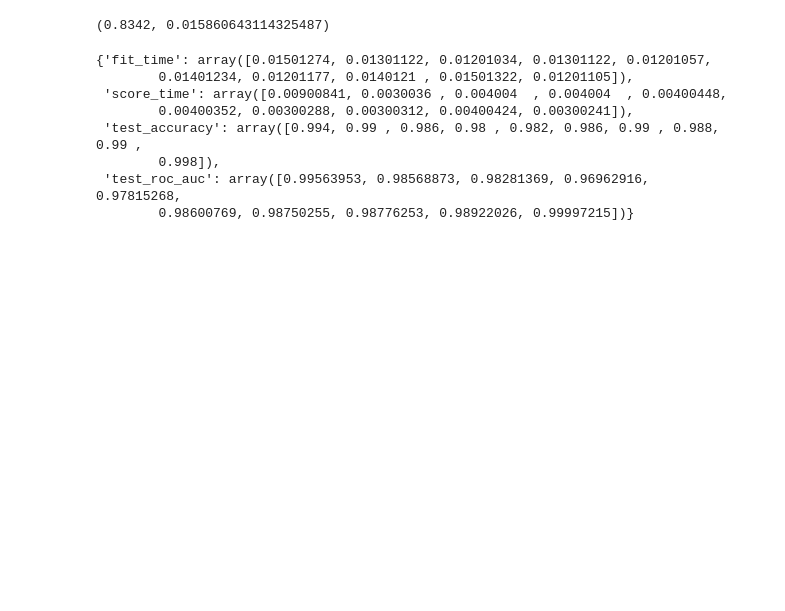
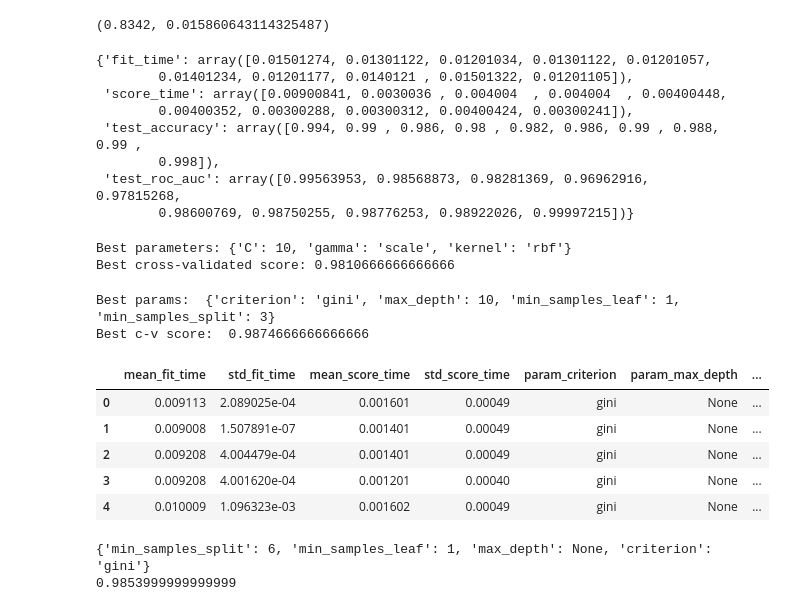
Before and after one commit to HMurawski/dump, a Jupyter notebook: dump_learning/ML/a_heart_failure.ipynb, the cells around one changed output. Cells and saved outputs as stored; diff of their text form; code cells hidden in the pictures; blank space fills up the shorter version.

Commit message:
heart_failure searchCV

```diff
--- a/dump_learning/ML/a_heart_failure.ipynb
+++ b/dump_learning/ML/a_heart_failure.ipynb
@@ -411,3 +411,70 @@ cross_validate(DecisionTreeClassifier(), X,y, cv=skf, scoring=["accuracy", "roc_
         0.998]),
  'test_roc_auc': array([0.99563953, 0.98568873, 0.98281369, 0.96962916, 0.97815268,
         0.98600769, 0.98750255, 0.98776253, 0.98922026, 0.99997215])}
+# %%
+from sklearn.model_selection import GridSearchCV
+from sklearn.svm import SVC
+
+# Model
+model = SVC()
+
+# Siatka hiperparametrów
+param_grid = {
+    'C': [0.1, 1, 10],
+    'kernel': ['linear', 'rbf'],
+    'gamma': ['scale', 'auto']
+}
+
+# GridSearchCV z 5-fold cross-validation
+grid_search = GridSearchCV(estimator=model, param_grid=param_grid, cv=5, scoring='accuracy')
+grid_search.fit(X_train, y_train)
+
+# Najlepszy zestaw parametrów
+print("Best parameters:", grid_search.best_params_)
+print("Best cross-validated score:", grid_search.best_score_)
+
+# Model z najlepszymi parametrami
+best_model = grid_search.best_estimator_
+# %% [output]
+Best parameters: {'C': 10, 'gamma': 'scale', 'kernel': 'rbf'}
+Best cross-validated score: 0.9810666666666666
+# %%
+model_dt = DecisionTreeClassifier()
+
+param_grid_dt = {
+    "max_depth" : [None, 5,10,5,20],
+    "min_samples_split" : [2,3,4,5,6],
+    "criterion" : ["gini", "entropy"],
+    "min_samples_leaf": [1,2,3,4]
+
+}
+grid_search_dt = GridSearchCV(estimator=model_dt, param_grid=param_grid_dt, cv=5, scoring="accuracy")
+grid_search_dt.fit(X_train, y_train)
+
+print("Best params: ", grid_search_dt.best_params_)
+print("Best c-v score: ", grid_search_dt.best_score_)
+
+best_model_dt = grid_search_dt.best_estimator_
+
+df_results_dt = pd.DataFrame(grid_search_dt.cv_results_)
+df_results_dt.head()
+# %% [output]
+Best params:  {'criterion': 'gini', 'max_depth': 10, 'min_samples_leaf': 1, 'min_samples_split': 3}
+Best c-v score:  0.9874666666666666
+|  | mean_fit_time | std_fit_time | mean_score_time | std_score_time | param_criterion | param_max_depth | ... |
+| 0 | 0.009113 | 2.089025e-04 | 0.001601 | 0.00049 | gini | None | ... |
+| 1 | 0.009008 | 1.507891e-07 | 0.001401 | 0.00049 | gini | None | ... |
+| 2 | 0.009208 | 4.004479e-04 | 0.001401 | 0.00049 | gini | None | ... |
+| 3 | 0.009208 | 4.001620e-04 | 0.001201 | 0.00040 | gini | None | ... |
+| 4 | 0.010009 | 1.096323e-03 | 0.001602 | 0.00049 | gini | None | ... |
+# %%
+from sklearn.model_selection import RandomizedSearchCV
+
+rscv = RandomizedSearchCV(estimator=model_dt, param_distributions=param_grid_dt,cv=5, n_iter=5)
+
+rscv.fit(X,y)
+print(rscv.best_params_)
+print(rscv.best_score_)
+# %% [output]
+{'min_samples_split': 6, 'min_samples_leaf': 1, 'max_depth': None, 'criterion': 'gini'}
+0.9853999999999999
```
Also changed, not shown: parts of 2 cells of this notebook.
